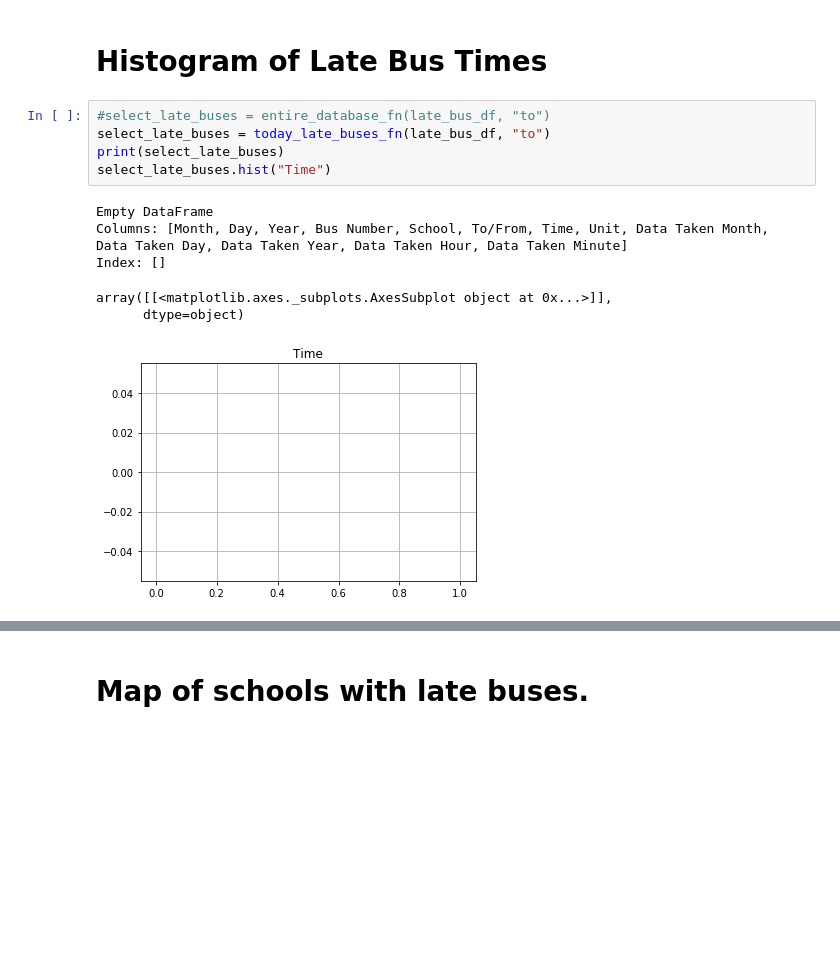
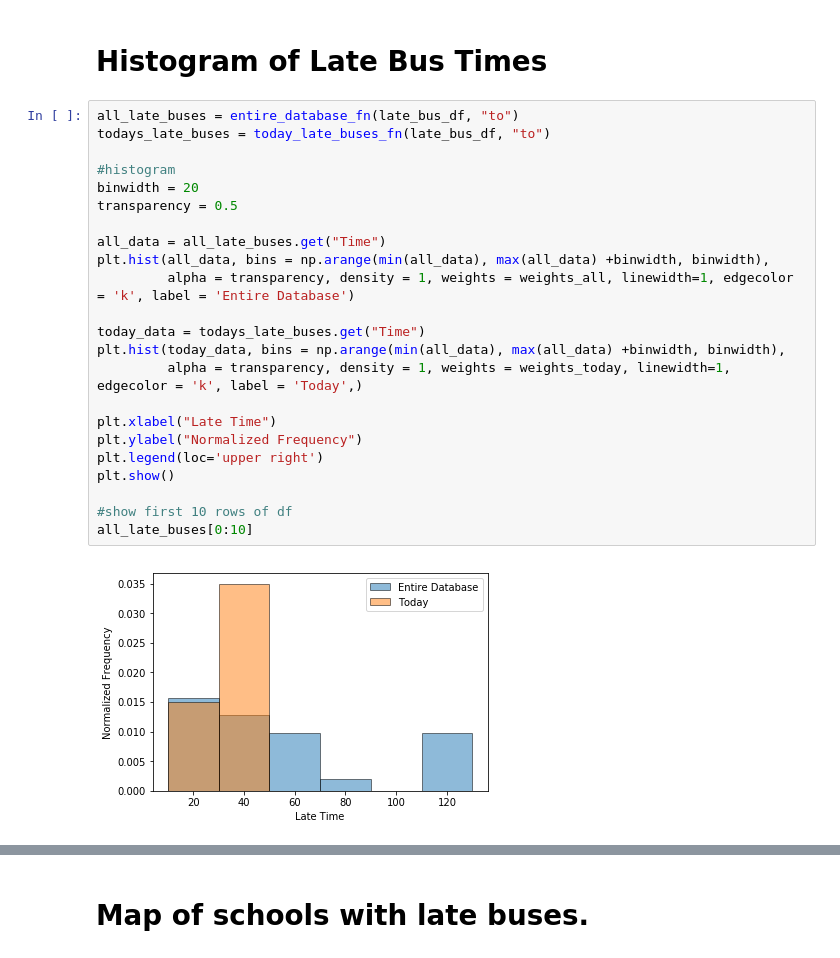
Before and after one commit to beccaelenzil/seattle-school-buses, a Jupyter notebook: late_bus_visualization.ipynb, the cells around one changed output, grey strips where cells are left out. Drawn from its saved outputs; the diff is of its cells as text; blank space fills up the shorter version.

Commit message:
cleaned school list and refined visualization

```diff
--- a/late_bus_visualization.ipynb
+++ b/late_bus_visualization.ipynb
@@ -188,15 +193,28 @@ def get_important_df_fn(select_late_bus_fn, late_bus_df, school_df, to_from):
     return late_schools_df
 # %% [markdown]
 # Histogram of Late Bus Times
-# %%
-#select_late_buses = entire_database_fn(late_bus_df, "to")
-select_late_buses = today_late_buses_fn(late_bus_df, "to")
-print(select_late_buses)
-select_late_buses.hist("Time")
-# %% [output]
-Empty DataFrame
-Columns: [Month, Day, Year, Bus Number, School, To/From, Time, Unit, Data Taken Month, Data Taken Day, Data Taken Year, Data Taken Hour, Data Taken Minute]
-Index: []
-array([[<matplotlib.axes._subplots.AxesSubplot object at 0x...>]],
-      dtype=object)
-[figure, removed]
+# %%
+all_late_buses = entire_database_fn(late_bus_df, "to")
+todays_late_buses = today_late_buses_fn(late_bus_df, "to")
+
+#histogram
+binwidth = 20
+transparency = 0.5
+
+all_data = all_late_buses.get("Time")
+plt.hist(all_data, bins = np.arange(min(all_data), max(all_data) +binwidth, binwidth),
+         alpha = transparency, density = 1, weights = weights_all, linewidth=1, edgecolor = 'k', label = 'Entire Database')
+
+today_data = todays_late_buses.get("Time")
+plt.hist(today_data, bins = np.arange(min(all_data), max(all_data) +binwidth, binwidth),
+         alpha = transparency, density = 1, weights = weights_today, linewidth=1, edgecolor = 'k', label = 'Today',)
+
+plt.xlabel("Late Time")
+plt.ylabel("Normalized Frequency")
+plt.legend(loc='upper right')
+plt.show()
+
+#show first 10 rows of df
+all_late_buses[0:10]
+# %% [output]
+[figure, added]
```
Also changed, not shown: parts of 5 cells of this notebook, 3 other files.
